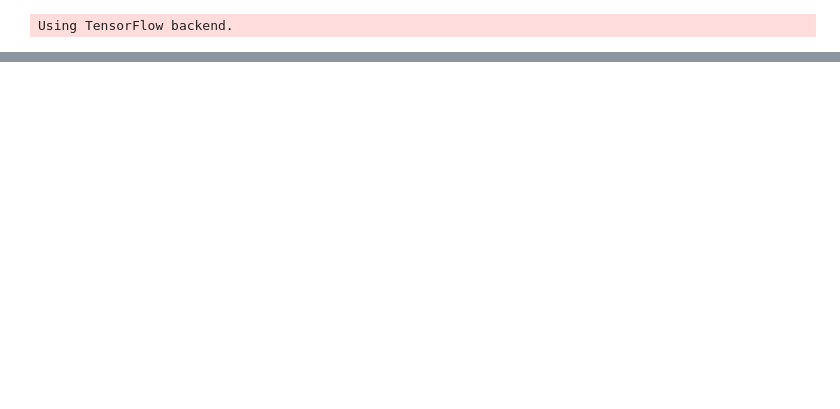
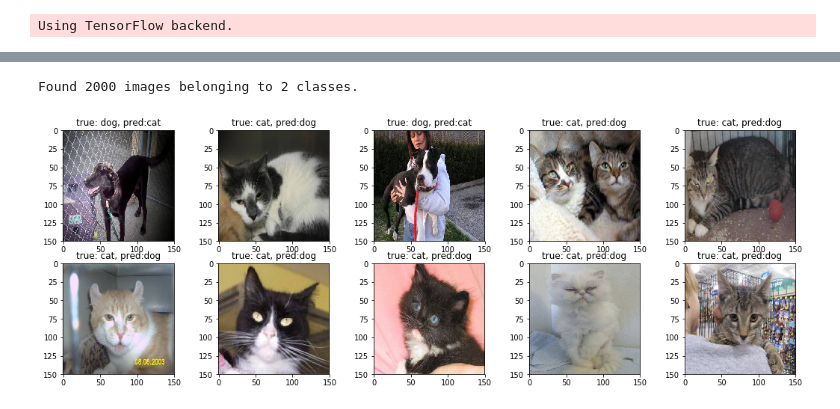
Before and after one commit to anandkumar89/imageprocess, a Jupyter notebook: cat-dog/cat-dog-classifier using vgg16 bottleneck.ipynb, the cells around one changed output, grey strips where cells are left out. Cells and saved outputs as stored; diff of their text form; code cells hidden in the pictures; blank space fills up the shorter version.

```diff
--- a/cat-dog/cat-dog-classifier using vgg16 bottleneck.ipynb
+++ b/cat-dog/cat-dog-classifier using vgg16 bottleneck.ipynb
@@ -83,0 +83,4 @@ KeyboardInterrupt:
+# %%
+from keras.models import model_from_json
+model = model_from_json(open("vgg16 bottleneck cat-dog.json", 'r').read())
+model.summary()
@@ -83,0 +123,39 @@ KeyboardInterrupt:
+# %%
+label  = ["dog", "cat"]
+ncol   = 5 # number of columns in subplots, int
+model_json = "vgg16 bottleneck cat-dog.json"
+model_weight = top_model_weights_path
+
+# Import before function call
+from keras.models import model_from_json
+from keras.preprocessing.image import ImageDataGenerator
+import matplotlib.pyplot as plt
+
+def predict(model_json, model_weight, label, ncol=5):
+    model = model_from_json(open(model_json, "r").read())
+    model.load_weights(model_weight)
+    model.compile(loss='binary_crossentropy', optimizer='rmsprop', metrics=['accuracy'])
+
+    pred = ImageDataGenerator(rescale=1./255)
+    pred_gen = pred.flow_from_directory("validation", target_size=(150, 150), batch_size=10, classes=['dog', 'cat'], class_mode='binary' )
+    img, lab = pred_gen[0]
+
+    model_vgg_trunc = applications.VGG16(include_top=False, weights='imagenet')
+    bottleneck_features = model_vgg_trunc.predict(img)
+
+    prediction = model.predict_classes(bottleneck_features)
+
+    fig, ax = plt.subplots(nrows=len(lab)//ncol, ncols=ncol)
+    fig.set_figwidth(18)
+    fig.set_figheight(6)
+
+    for i in range(len(lab)):
+        a, b = i//ncol, i-(i//ncol)*ncol
+        ax[a,b].imshow(img[i])
+        ax[a,b].set_title("true: " + label[int(lab[i])] + ", pred:" + label[int(prediction[i])])
+
+# function call
+predict(model_json, model_weight, label, ncol)
+# %% [output]
+Found 2000 images belonging to 2 classes.
+[figure, added]
```
Also changed, not shown: parts of 6 cells of this notebook, 11 other files.
